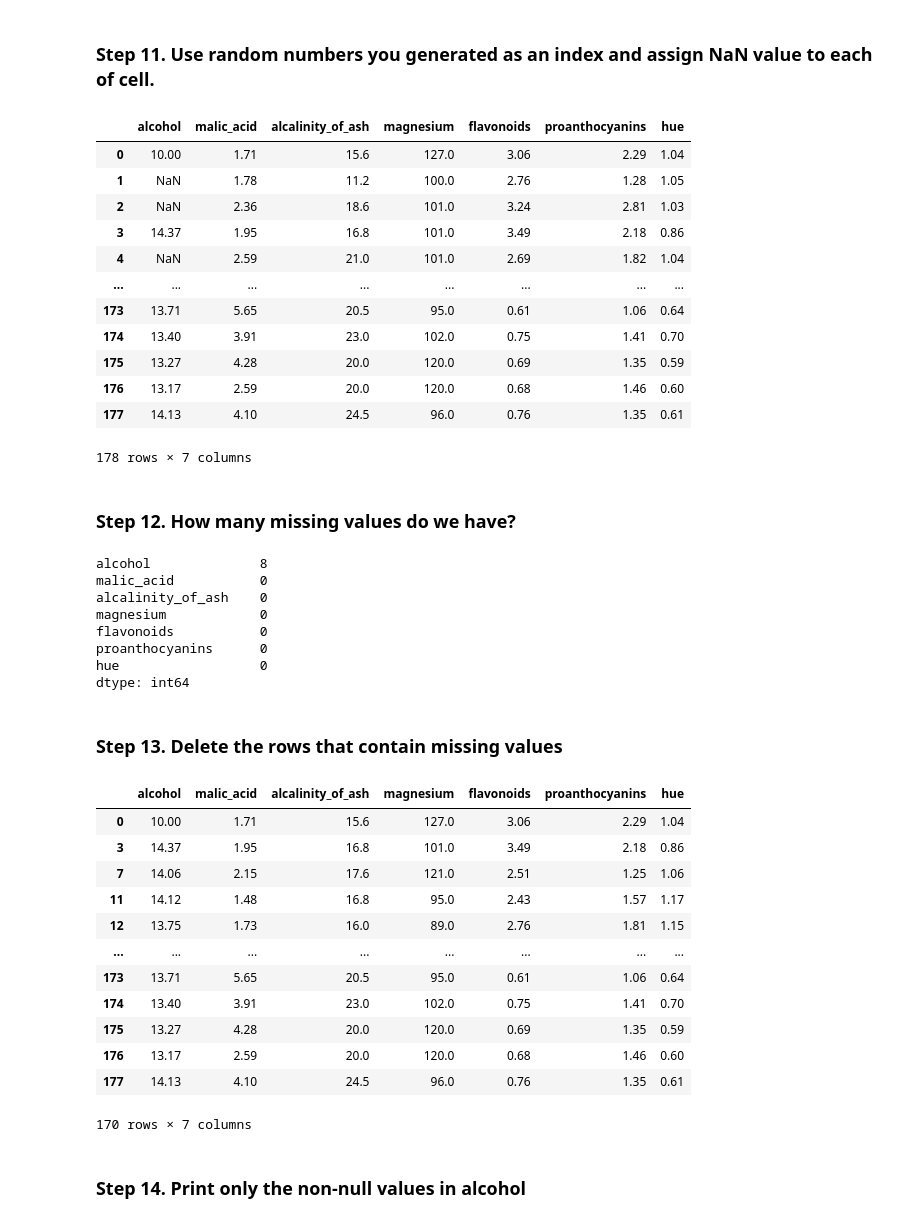
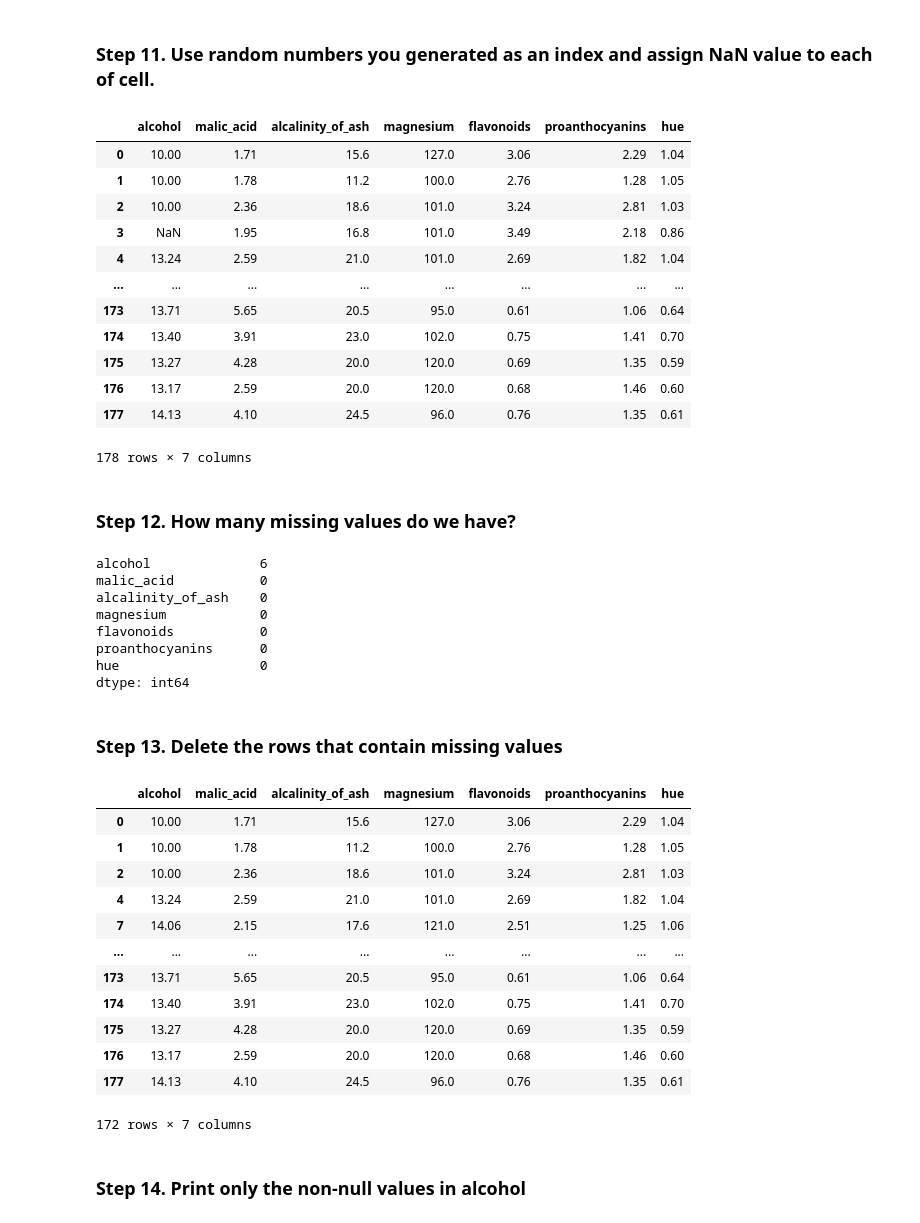
Before and after one commit to sunthul/pandas_exercises, a Jupyter notebook: 10_Deleting/Wine/Exercises.ipynb, the cells around one changed output. Cells and saved outputs as stored; diff of their text form; code cells hidden in the pictures.

Commit message:
wine update method 1

```diff
--- a/10_Deleting/Wine/Exercises.ipynb
+++ b/10_Deleting/Wine/Exercises.ipynb
@@ -84,6 +84,6 @@ wine.head()
 # %% [markdown]
 ### Step 8. Fill the value of NaN with the number 10 in alcohol and 100 in magnesium
 # %%
-wine.loc[:,'alcohol'].fillna(10, inplace=True)
+wine['alcohol']=wine.loc[:,'alcohol'].fillna(10)
 # %%
-wine.loc[:,'magnesium'].fillna(101, inplace=True)
+wine['magnesium']=wine.loc[:,'magnesium'].fillna(101)
@@ -128,15 +121,15 @@ array([ 6,  1,  4,  4,  9,  2,  8,  9, 10,  5])
 # %% [markdown]
 ### Step 11.  Use random numbers you generated as an index and assign NaN value to each of cell.
 # %%
-wine['alcohol'].iloc[randInt] = pd.NA
+wine.loc[randInt,'alcohol'] = pd.NA
 wine
 # %% [output]
 |  | alcohol | malic_acid | alcalinity_of_ash | magnesium | flavonoids | proanthocyanins | hue |
 | 0 | 10.00 | 1.71 | 15.6 | 127.0 | 3.06 | 2.29 | 1.04 |
-| 1 | NaN | 1.78 | 11.2 | 100.0 | 2.76 | 1.28 | 1.05 |
-| 2 | NaN | 2.36 | 18.6 | 101.0 | 3.24 | 2.81 | 1.03 |
-| 3 | 14.37 | 1.95 | 16.8 | 101.0 | 3.49 | 2.18 | 0.86 |
-| 4 | NaN | 2.59 | 21.0 | 101.0 | 2.69 | 1.82 | 1.04 |
+| 1 | 10.00 | 1.78 | 11.2 | 100.0 | 2.76 | 1.28 | 1.05 |
+| 2 | 10.00 | 2.36 | 18.6 | 101.0 | 3.24 | 2.81 | 1.03 |
+| 3 | NaN | 1.95 | 16.8 | 101.0 | 3.49 | 2.18 | 0.86 |
+| 4 | 13.24 | 2.59 | 21.0 | 101.0 | 2.69 | 1.82 | 1.04 |
 | ... | ... | ... | ... | ... | ... | ... | ... |
 | 173 | 13.71 | 5.65 | 20.5 | 95.0 | 0.61 | 1.06 | 0.64 |
 | 174 | 13.40 | 3.91 | 23.0 | 102.0 | 0.75 | 1.41 | 0.70 |
@@ -149,7 +142,7 @@ wine
 # %%
 wine.isnull().sum()
 # %% [output]
-alcohol              8
+alcohol              6
 malic_acid           0
 alcalinity_of_ash    0
 magnesium            0
@@ -167,17 +160,17 @@ wine
 # %% [output]
 |  | alcohol | malic_acid | alcalinity_of_ash | magnesium | flavonoids | proanthocyanins | hue |
 | 0 | 10.00 | 1.71 | 15.6 | 127.0 | 3.06 | 2.29 | 1.04 |
-| 3 | 14.37 | 1.95 | 16.8 | 101.0 | 3.49 | 2.18 | 0.86 |
+| 1 | 10.00 | 1.78 | 11.2 | 100.0 | 2.76 | 1.28 | 1.05 |
+| 2 | 10.00 | 2.36 | 18.6 | 101.0 | 3.24 | 2.81 | 1.03 |
+| 4 | 13.24 | 2.59 | 21.0 | 101.0 | 2.69 | 1.82 | 1.04 |
 | 7 | 14.06 | 2.15 | 17.6 | 121.0 | 2.51 | 1.25 | 1.06 |
-| 11 | 14.12 | 1.48 | 16.8 | 95.0 | 2.43 | 1.57 | 1.17 |
-| 12 | 13.75 | 1.73 | 16.0 | 89.0 | 2.76 | 1.81 | 1.15 |
 | ... | ... | ... | ... | ... | ... | ... | ... |
 | 173 | 13.71 | 5.65 | 20.5 | 95.0 | 0.61 | 1.06 | 0.64 |
 | 174 | 13.40 | 3.91 | 23.0 | 102.0 | 0.75 | 1.41 | 0.70 |
 | 175 | 13.27 | 4.28 | 20.0 | 120.0 | 0.69 | 1.35 | 0.59 |
 | 176 | 13.17 | 2.59 | 20.0 | 120.0 | 0.68 | 1.46 | 0.60 |
 | 177 | 14.13 | 4.10 | 24.5 | 96.0 | 0.76 | 1.35 | 0.61 |
-170 rows × 7 columns
+172 rows × 7 columns
 # %% [markdown]
 ### Step 14. Print only the non-null values in alcohol
 # %%
```
Also changed, not shown: parts of 5 cells of this notebook.
